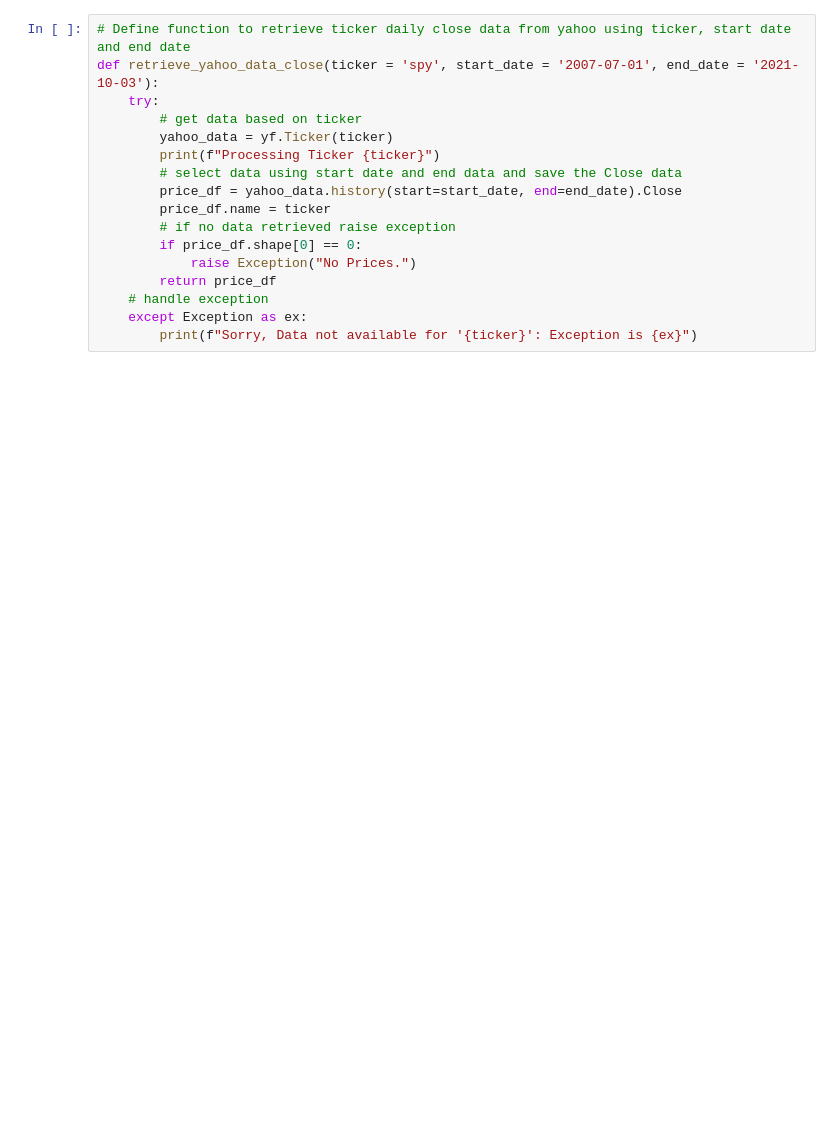
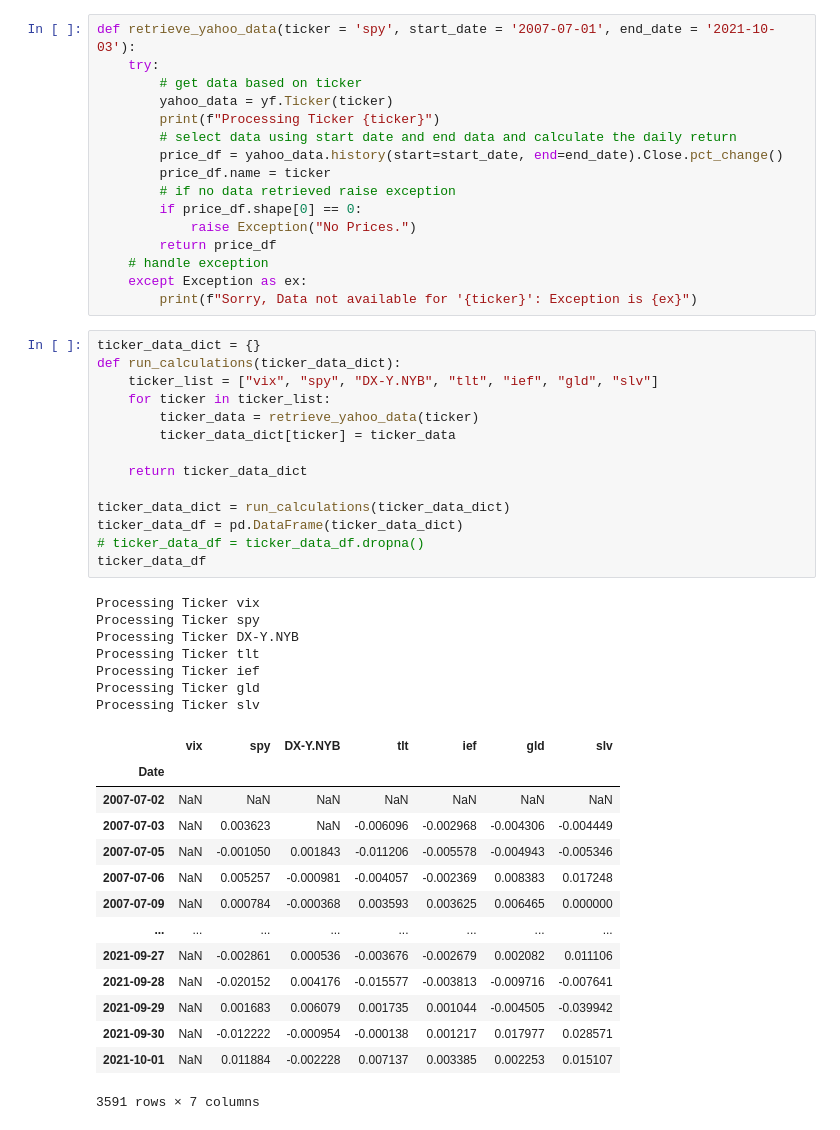
Before and after one commit to sangramsinghg/vix_predictor, a Jupyter notebook: vix_predictor.ipynb, the cells around one changed output. Saved outputs shown, nothing was run; the diff lists cells and outputs as text; blank space fills up the shorter version.

Commit message:
Retrieve return data for an initial set of tickers and save it in a dataframe

```diff
--- a/vix_predictor.ipynb
+++ b/vix_predictor.ipynb
@@ -12,14 +12,13 @@ import hvplot.pandas
 [interactive output not drawn]
 [interactive output not drawn]
 # %%
-# Define function to retrieve ticker daily close data from yahoo using ticker, start date and end date
-def retrieve_yahoo_data_close(ticker = 'spy', start_date = '2007-07-01', end_date = '2021-10-03'):
+def retrieve_yahoo_data(ticker = 'spy', start_date = '2007-07-01', end_date = '2021-10-03'):
     try:
         # get data based on ticker
         yahoo_data = yf.Ticker(ticker)
         print(f"Processing Ticker {ticker}")
-        # select data using start date and end data and save the Close data
-        price_df = yahoo_data.history(start=start_date, end=end_date).Close
+        # select data using start date and end data and calculate the daily return
+        price_df = yahoo_data.history(start=start_date, end=end_date).Close.pct_change()
         price_df.name = ticker
         # if no data retrieved raise exception
         if price_df.shape[0] == 0:
@@ -28,3 +27,39 @@ def retrieve_yahoo_data_close(ticker = 'spy', start_date = '2007-07-01', end_dat
     # handle exception
     except Exception as ex:
         print(f"Sorry, Data not available for '{ticker}': Exception is {ex}")
+# %%
+ticker_data_dict = {}
+def run_calculations(ticker_data_dict):
+    ticker_list = ["vix", "spy", "DX-Y.NYB", "tlt", "ief", "gld", "slv"]
+    for ticker in ticker_list:
+        ticker_data = retrieve_yahoo_data(ticker)
+        ticker_data_dict[ticker] = ticker_data
+
+    return ticker_data_dict
+
+ticker_data_dict = run_calculations(ticker_data_dict)
+ticker_data_df = pd.DataFrame(ticker_data_dict)
+# ticker_data_df = ticker_data_df.dropna()
+ticker_data_df
+# %% [output]
+Processing Ticker vix
+Processing Ticker spy
+Processing Ticker DX-Y.NYB
+Processing Ticker tlt
+Processing Ticker ief
+Processing Ticker gld
+Processing Ticker slv
+|  | vix | spy | DX-Y.NYB | tlt | ief | gld | slv |
+| Date |  |  |  |  |  |  |  |
+| 2007-07-02 | NaN | NaN | NaN | NaN | NaN | NaN | NaN |
+| 2007-07-03 | NaN | 0.003623 | NaN | -0.006096 | -0.002968 | -0.004306 | -0.004449 |
+| 2007-07-05 | NaN | -0.001050 | 0.001843 | -0.011206 | -0.005578 | -0.004943 | -0.005346 |
+| 2007-07-06 | NaN | 0.005257 | -0.000981 | -0.004057 | -0.002369 | 0.008383 | 0.017248 |
+| 2007-07-09 | NaN | 0.000784 | -0.000368 | 0.003593 | 0.003625 | 0.006465 | 0.000000 |
+| ... | ... | ... | ... | ... | ... | ... | ... |
+| 2021-09-27 | NaN | -0.002861 | 0.000536 | -0.003676 | -0.002679 | 0.002082 | 0.011106 |
+| 2021-09-28 | NaN | -0.020152 | 0.004176 | -0.015577 | -0.003813 | -0.009716 | -0.007641 |
+| 2021-09-29 | NaN | 0.001683 | 0.006079 | 0.001735 | 0.001044 | -0.004505 | -0.039942 |
+| 2021-09-30 | NaN | -0.012222 | -0.000954 | -0.000138 | 0.001217 | 0.017977 | 0.028571 |
+| 2021-10-01 | NaN | 0.011884 | -0.002228 | 0.007137 | 0.003385 | 0.002253 | 0.015107 |
+3591 rows × 7 columns
```
